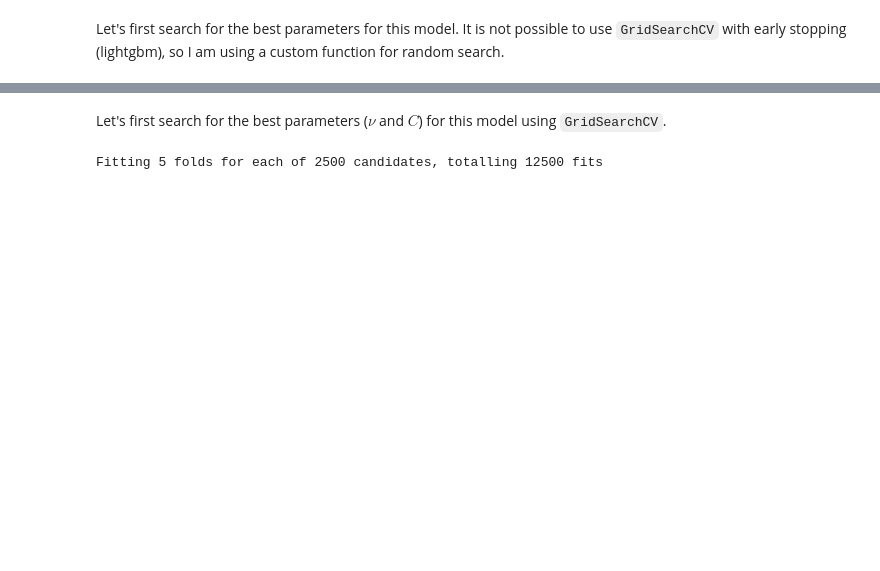
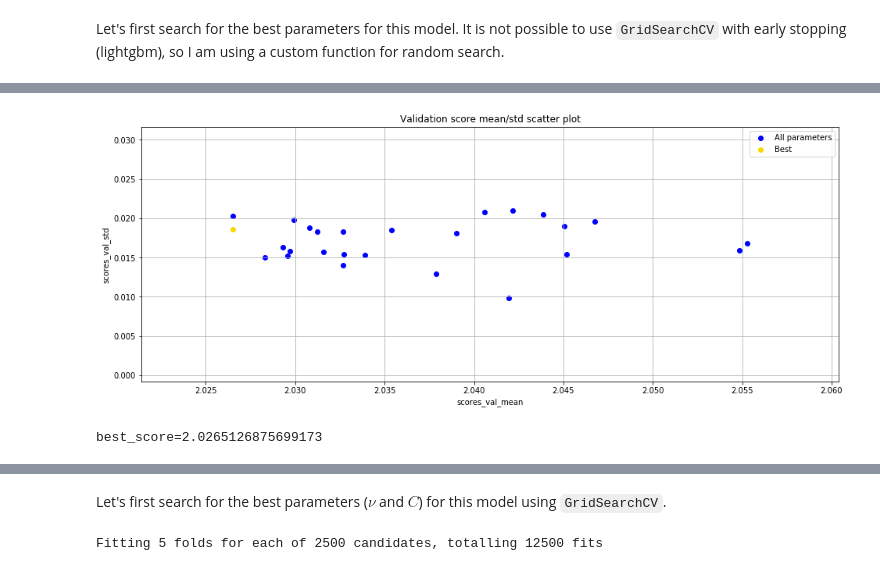
Before and after one commit to ricarddelgado/lanl-earthquake-kaggle, a Jupyter notebook: 3. Earthquakes FE - More features and samples (v3).ipynb, the cells around one changed output, grey strips where cells are left out. Drawn from its saved outputs; the diff is of its cells as text; code cells hidden in the pictures; blank space fills up the shorter version.

```diff
--- a/3. Earthquakes FE - More features and samples (v3).ipynb
+++ b/3. Earthquakes FE - More features and samples (v3).ipynb
@@ -672,6 +676,9 @@ def train_model(X, X_test, y, folds, params=None, model_type='lgb',
         print('Fold', fold_n, 'started at', time.ctime())
         X_train, X_valid = X.iloc[train_index], X.iloc[valid_index]
         y_train, y_valid = y.iloc[train_index], y.iloc[valid_index]
+
+        if model_type == 'nn':
+            print(f'Not implemented')
 
         if model_type == 'lgb':
             model = lgb.LGBMRegressor(**params, n_estimators = 50000, n_jobs = 32)
@@ -697,7 +704,8 @@ def train_model(X, X_test, y, folds, params=None, model_type='lgb',
                               params=params)
             y_pred_valid = model.predict(xgb.DMatrix(X_valid, feature_names=X.columns),
                                          ntree_limit=model.best_ntree_limit)
-            y_pred = model.predict(xgb.DMatrix(X_test, feature_names=X.columns), ntree_limit=model.best_ntree_limit)
+            y_pred = model.predict(xgb.DMatrix(X_test, feature_names=X.columns),
+                                   ntree_limit=model.best_ntree_limit)
 
         if model_type == 'sklearn':
             model = model
@@ -868,17 +878,21 @@ print(f'The search grid has {grid_size} elements')
 best_score = 9999
 dataset = lgb.Dataset(X_train_scaled_best, label=y_tr)  # no need to scale features
 
-for i in range(200):
+scores_val_mean = []
+scores_val_std = []
+for i in tqdm_notebook(range(200)):
     params = {k: random.choice(v) for k, v in param_grid.items()}
     params.update(fixed_params)
-    result = lgb.cv(params, dataset,
+    result = lgb.cv(params,
+                    dataset,
                     nfold=n_fold_models,
                     early_stopping_rounds=200,
                     stratified=False)
 
-    print(f"Iteration {i} finished with mae={result['l1-mean'][-1]}")
+    print(f"Iteration {i} finished with mae={result['l1-mean'][-1]:.4f} and std={result['l1-stdv'][-1]:.4f}")
+    scores_val_mean.append(result['l1-mean'][-1])
+    scores_val_std.append(result['l1-stdv'][-1])
 
     if result['l1-mean'][-1] < best_score:
         best_score = result['l1-mean'][-1]
         best_params = params
-        best_nrounds = len(result['l1-mean'])
@@ -885,2 +920,18 @@ for i in range(200):
+# %%
+plt.figure(figsize=(16, 6))
+plt.scatter(scores_val_mean, scores_val_std, color='blue')
+plt.scatter(best_score, best_score_std, color='gold')
+plt.xlabel('scores_val_mean')
+plt.ylabel('scores_val_std')
+plt.title('Validation score mean/std scatter plot')
+plt.grid()
+plt.legend(['All parameters', 'Best'])
+plt.show()
+# %% [output]
+[figure, added]
+# %%
+print(f"best_score={best_score}")
+# %% [output]
+best_score=2.0265126875699173
 # %%
 best_params
```
Also changed, not shown: parts of 86 cells of this notebook, 2 other files.
